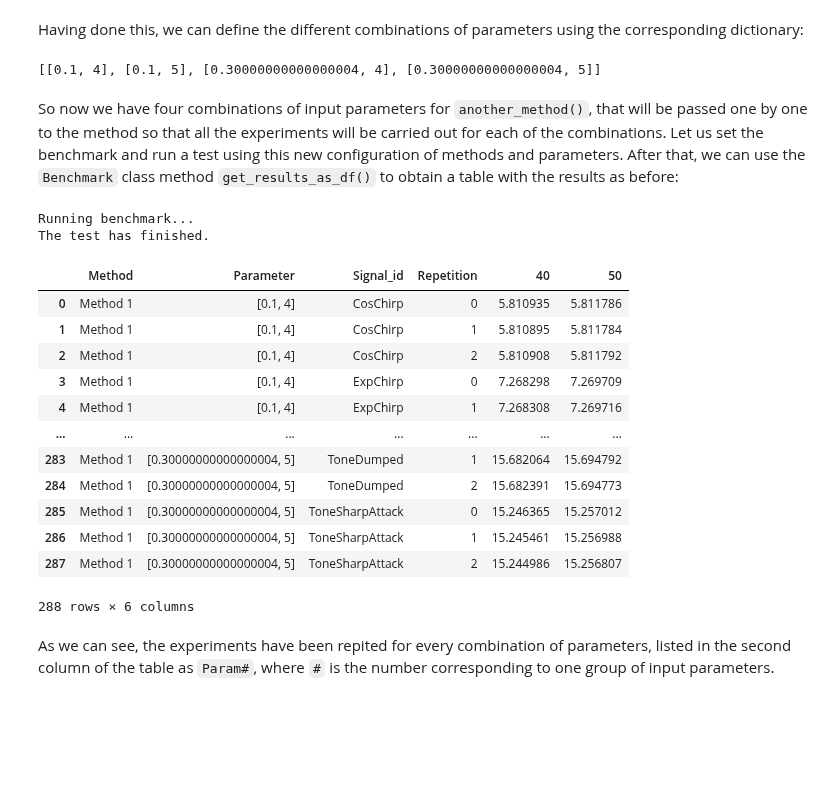
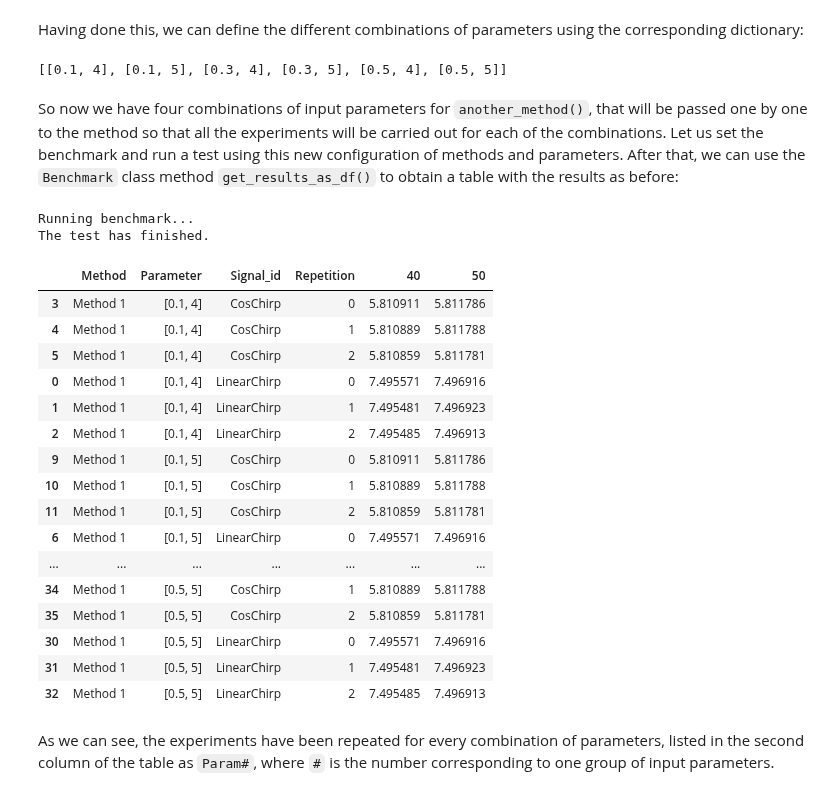
Before and after one commit to jmiramont/benchmarks-detection-denoising, a Jupyter notebook: notebooks/demo_benchmark.ipynb, the cells around one changed output. Saved outputs shown, nothing was run; the diff lists cells and outputs as text; code cells hidden in the pictures; blank space fills up the shorter version.

Commit message:
Some changes in the interpreter

```diff
--- a/notebooks/demo_benchmark.ipynb
+++ b/notebooks/demo_benchmark.ipynb
@@ -26,17 +26,24 @@ After this, we need to create a *dictionary of methods* to pass the `Benchmark`
 import numpy as np
 from numpy import pi as pi
 import pandas as pd
+from matplotlib import pyplot as plt
 from benchmark_demo.Benchmark import Benchmark
+from benchmark_demo.ResultsInterpreter import ResultsInterpreter
 
 def a_method(noisy_signals, params):
     # If additional input parameters are needed, they can be passed in a tuple using `params` and then parsed.
     results = noisy_signals # Simply return the same noisy signals.
     return results
 
+def another_method(noisy_signals, params):
+    # If additional input parameters are needed, they can be passed in a tuple using `params` and then parsed.
+    results = 2*noisy_signals # Simply return the same noisy signals.
+    return results
+
 # Create a dictionary of the methods to test.
 my_methods = {
     'Method 1': a_method,
-    'Method 2': a_method
+    'Method 2': another_method,
     }
 # %% [markdown]
 The variable `params` in the example above allows us to pass some parameters to our method. This would be useful for testing a single method with several combination of input parameters. In order to do this, we should give the `Benchmark` object a *dictionary of parameters*. An example of this functionality is showed in the next section. For now, lets set the input parameter `parameters = None`.
@@ -123,38 +145,49 @@ my_methods = {
 Having done this, we can define the different combinations of parameters using the corresponding dictionary:
 # %%
 # Create a dictionary of the different combinations of thresholds to test:
-thr1 = np.arange(0.1,0.5,0.2) # Some values for the thresholds.
+thr1 = [0.1, 0.3, 0.5] # Some values for the thresholds.
 thr2 = np.arange(4,6,1)
+
 my_parameters = {
     'Method 1': [[t1,t2] for t1 in thr1 for t2 in thr2], # Remember the keys of this dictionary should be same as the methods dictionary.
 }
 
 print((my_parameters['Method 1']))
 # %% [output]
-[[0.1, 4], [0.1, 5], [0.30000000000000004, 4], [0.30000000000000004, 5]]
+[[0.1, 4], [0.1, 5], [0.3, 4], [0.3, 5], [0.5, 4], [0.5, 5]]
 # %% [markdown]
 So now we have four combinations of input parameters for `another_method()`, that will be passed one by one to the method so that all the experiments will be carried out for each of the combinations. Let us set the benchmark and run a test using this new configuration of methods and parameters. After that, we can use the `Benchmark` class method `get_results_as_df()` to obtain a table with the results as before:
 # %%
-my_benchmark = Benchmark(task = 'denoising', methods = my_methods, N = 256, parameters = my_parameters, SNRin = [40,50], repetitions = 3)
-my_results = my_benchmark.run_test() # Run the test. my_results is a dictionary with the results for each of the variables of the simulation.
-df = my_benchmark.get_results_as_df() # This formats the results on a DataFrame
-df.shape
-df
+benchmark_p = Benchmark(task = 'denoising',
+                         methods = my_methods,
+                         N = 256,
+                         parameters = my_parameters,
+                         SNRin = [40,50],
+                         using_signals=['LinearChirp', 'CosChirp',],
+                         repetitions = 3)
+
+benchmark_p.run_test() # Run the test. my_results is a dictionary with the results for each of the variables of the simulation.
+results_parameters = benchmark_p.get_results_as_df() # This formats the results on a DataFrame
+results_parameters
 # %% [output]
 Running benchmark...
 The test has finished.
 |  | Method | Parameter | Signal_id | Repetition | 40 | 50 |
-| 0 | Method 1 | [0.1, 4] | CosChirp | 0 | 5.810935 | 5.811786 |
-| 1 | Method 1 | [0.1, 4] | CosChirp | 1 | 5.810895 | 5.811784 |
-| 2 | Method 1 | [0.1, 4] | CosChirp | 2 | 5.810908 | 5.811792 |
-| 3 | Method 1 | [0.1, 4] | ExpChirp | 0 | 7.268298 | 7.269709 |
-| 4 | Method 1 | [0.1, 4] | ExpChirp | 1 | 7.268308 | 7.269716 |
+| 3 | Method 1 | [0.1, 4] | CosChirp | 0 | 5.810911 | 5.811786 |
+| 4 | Method 1 | [0.1, 4] | CosChirp | 1 | 5.810889 | 5.811788 |
+| 5 | Method 1 | [0.1, 4] | CosChirp | 2 | 5.810859 | 5.811781 |
+| 0 | Method 1 | [0.1, 4] | LinearChirp | 0 | 7.495571 | 7.496916 |
+| 1 | Method 1 | [0.1, 4] | LinearChirp | 1 | 7.495481 | 7.496923 |
+| 2 | Method 1 | [0.1, 4] | LinearChirp | 2 | 7.495485 | 7.496913 |
+| 9 | Method 1 | [0.1, 5] | CosChirp | 0 | 5.810911 | 5.811786 |
+| 10 | Method 1 | [0.1, 5] | CosChirp | 1 | 5.810889 | 5.811788 |
+| 11 | Method 1 | [0.1, 5] | CosChirp | 2 | 5.810859 | 5.811781 |
+| 6 | Method 1 | [0.1, 5] | LinearChirp | 0 | 7.495571 | 7.496916 |
 | ... | ... | ... | ... | ... | ... | ... |
-| 283 | Method 1 | [0.30000000000000004, 5] | ToneDumped | 1 | 15.682064 | 15.694792 |
-| 284 | Method 1 | [0.30000000000000004, 5] | ToneDumped | 2 | 15.682391 | 15.694773 |
-| 285 | Method 1 | [0.30000000000000004, 5] | ToneSharpAttack | 0 | 15.246365 | 15.257012 |
-| 286 | Method 1 | [0.30000000000000004, 5] | ToneSharpAttack | 1 | 15.245461 | 15.256988 |
-| 287 | Method 1 | [0.30000000000000004, 5] | ToneSharpAttack | 2 | 15.244986 | 15.256807 |
+| 34 | Method 1 | [0.5, 5] | CosChirp | 1 | 5.810889 | 5.811788 |
+| 35 | Method 1 | [0.5, 5] | CosChirp | 2 | 5.810859 | 5.811781 |
+| 30 | Method 1 | [0.5, 5] | LinearChirp | 0 | 7.495571 | 7.496916 |
+| 31 | Method 1 | [0.5, 5] | LinearChirp | 1 | 7.495481 | 7.496923 |
+| 32 | Method 1 | [0.5, 5] | LinearChirp | 2 | 7.495485 | 7.496913 |
-288 rows × 6 columns
 # %% [markdown]
-As we can see, the experiments have been repited for every combination of parameters, listed in the second column of the table as `Param#`, where `#` is the number corresponding to one group of input parameters.
+As we can see, the experiments have been repeated for every combination of parameters, listed in the second column of the table as `Param#`, where `#` is the number corresponding to one group of input parameters.
```
Also changed, not shown: parts of 5 cells of this notebook, 5 other files.
